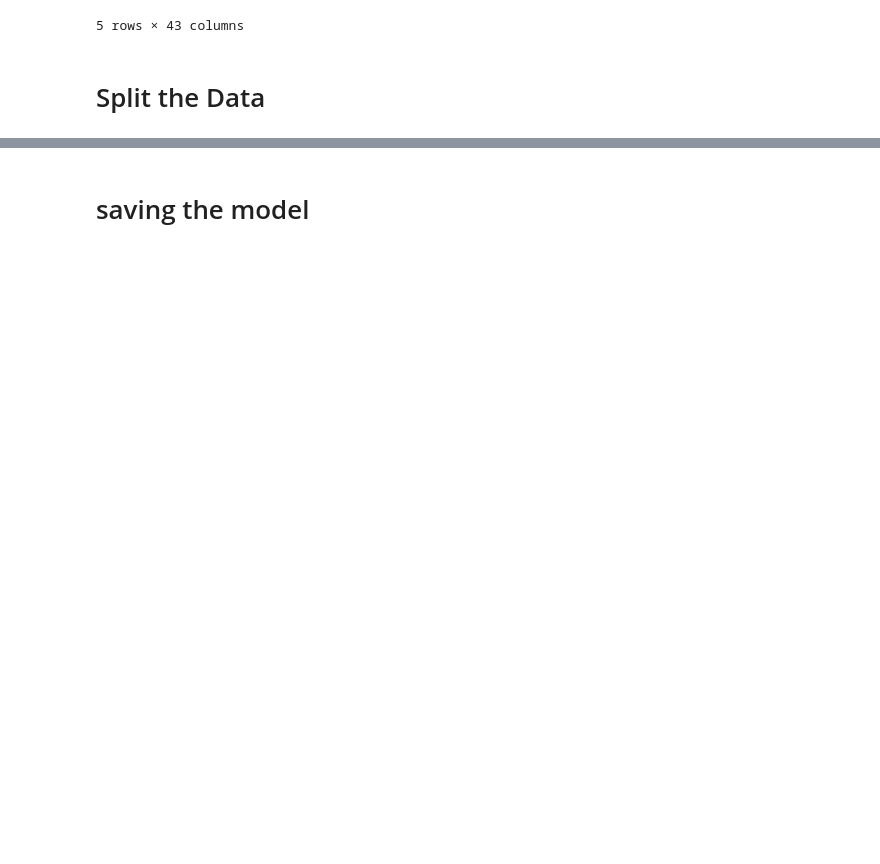
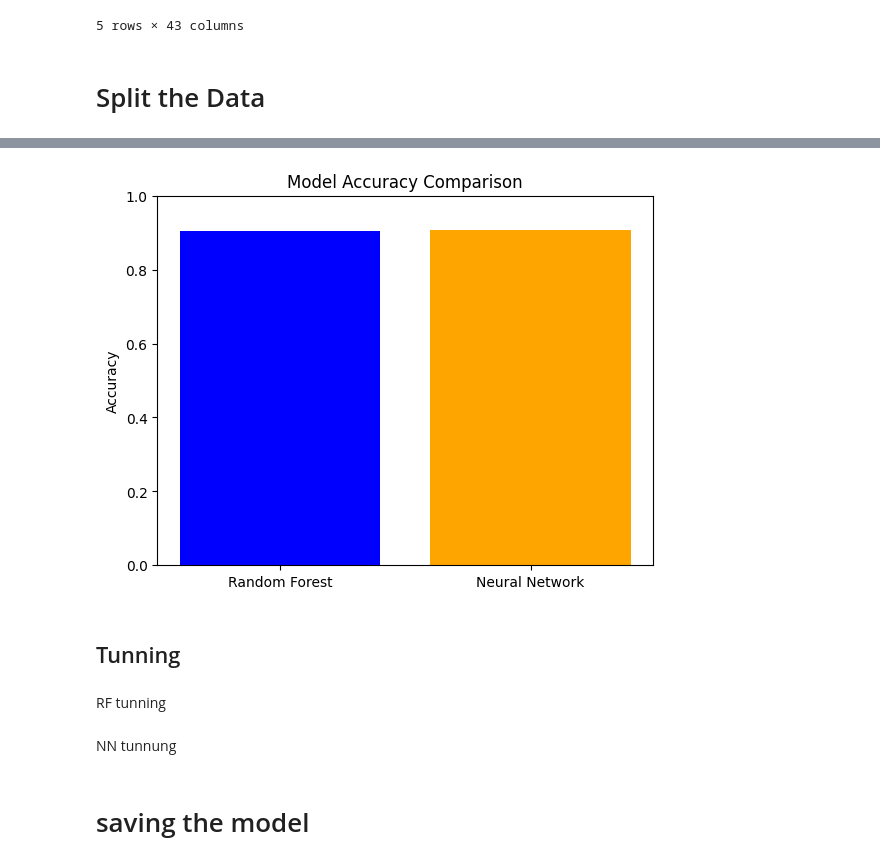
Before and after one commit to WasifAsi/Mechine-Learning-Course-work, a Jupyter notebook: ML-CW.ipynb, the cells around one changed output, grey strips where cells are left out. Drawn from its saved outputs; the diff is of its cells as text; code cells hidden in the pictures; blank space fills up the shorter version.

```diff
--- a/ML-CW.ipynb
+++ b/ML-CW.ipynb
@@ -430,0 +697,16 @@ X_train, X_test, y_train, y_test = train_test_split(X, y, test_size=0.2, random_
+# %%
+# Bar Chart for Accuracy Comparison
+model_names = ['Random Forest', 'Neural Network']
+accuracies = [rf_accuracy, nn_accuracy]
+
+plt.bar(model_names, accuracies, color=['blue', 'orange'])
+plt.ylim(0, 1)
+plt.ylabel('Accuracy')
+plt.title('Model Accuracy Comparison')
+plt.show()
+# %% [output]
+[figure, added]
+# %% [markdown]
+## Tunning
+# %% [markdown]
+RF tunning
@@ -430,0 +759,2 @@ X_train, X_test, y_train, y_test = train_test_split(X, y, test_size=0.2, random_
+# %% [markdown]
+NN tunnung
```
Also changed, not shown: parts of 50 cells of this notebook, 2 other files.
